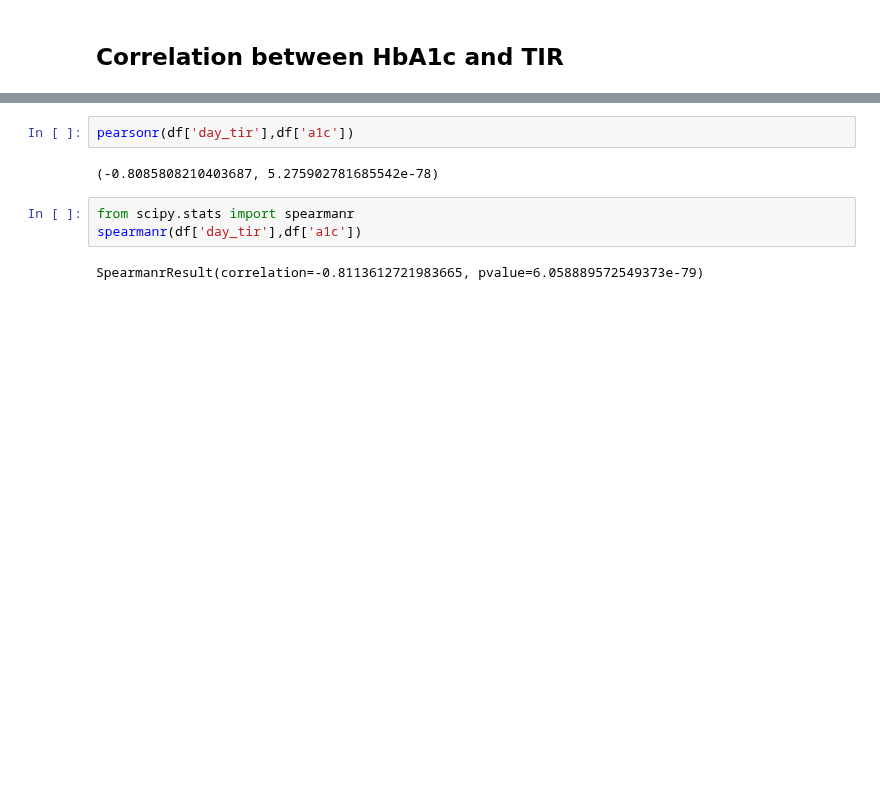
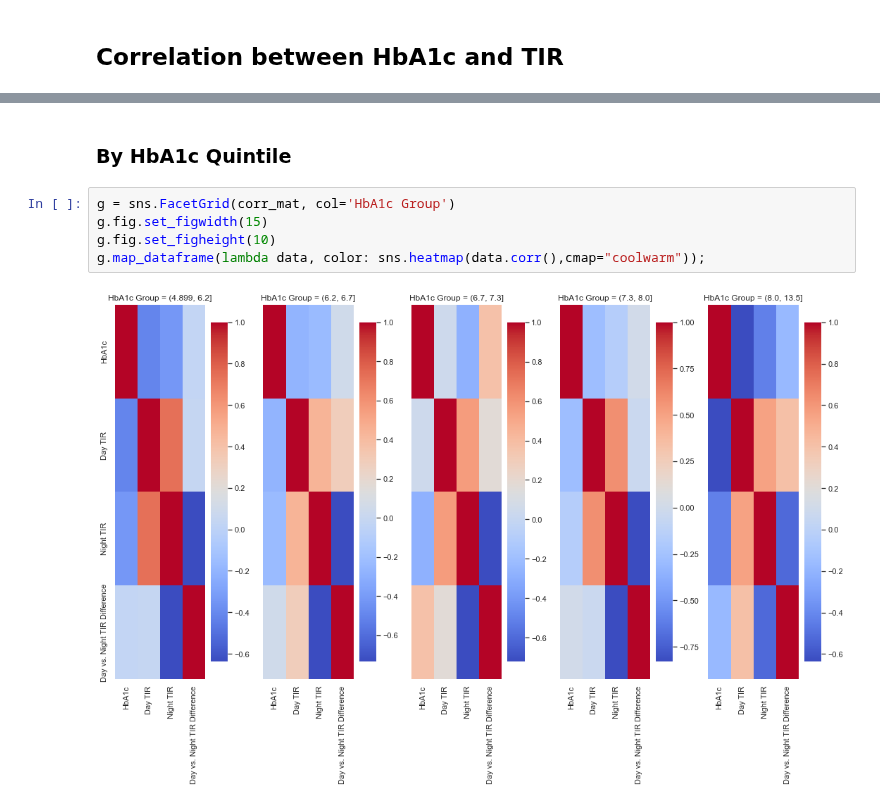
Before and after one commit to childhealthbiostatscore/BDC-Code, a Jupyter notebook: Viral Shah/Day and Night CGM/day_night_cgm_jdrf.ipynb, the cells around one changed output, grey strips where cells are left out. Saved outputs shown, nothing was run; the diff lists cells and outputs as text; blank space fills up the shorter version.

```diff
--- a/Viral Shah/Day and Night CGM/day_night_cgm_jdrf.ipynb
+++ b/Viral Shah/Day and Night CGM/day_night_cgm_jdrf.ipynb
@@ -64,9 +125,9 @@ means
+# %% [markdown]
+### By HbA1c Quintile
 # %%
-pearsonr(df['day_tir'],df['a1c'])
+g = sns.FacetGrid(corr_mat, col='HbA1c Group')
+g.fig.set_figwidth(15)
+g.fig.set_figheight(10)
+g.map_dataframe(lambda data, color: sns.heatmap(data.corr(),cmap="coolwarm"));
 # %% [output]
-(-0.8085808210403687, 5.275902781685542e-78)
+[figure, added]
-# %%
-from scipy.stats import spearmanr
-spearmanr(df['day_tir'],df['a1c'])
-# %% [output]
-SpearmanrResult(correlation=-0.8113612721983665, pvalue=6.058889572549373e-79)
```
Also changed, not shown: parts of 22 cells of this notebook.
